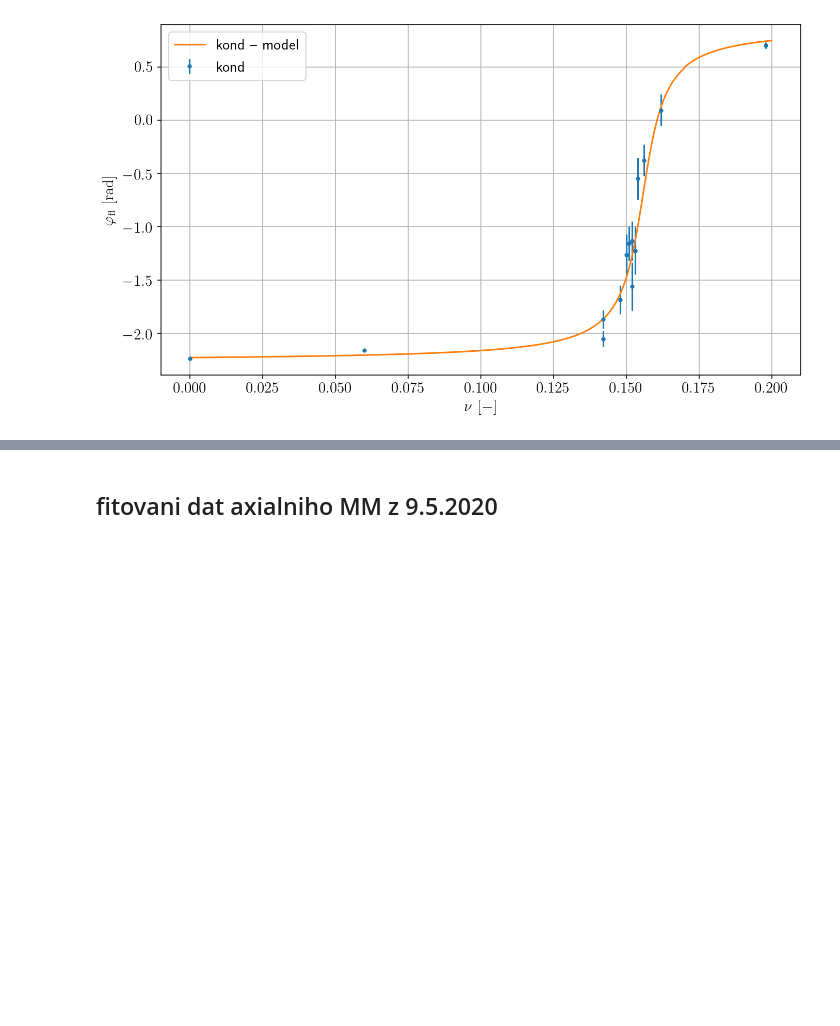
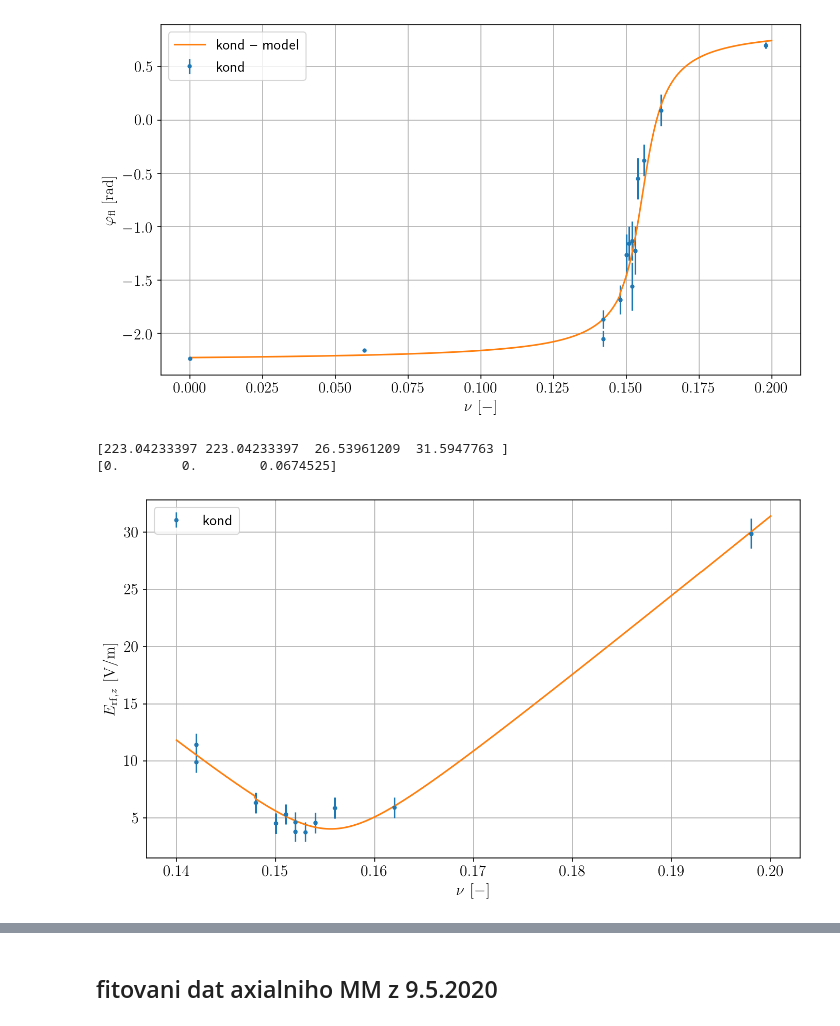
Before and after one commit to dvadlejch/Julia_vypocty_diplomka, a Jupyter notebook: micromotion_measurements/axial_EMM_model_vs_experiment.ipynb, the cells around one changed output, grey strips where cells are left out. Cells and saved outputs as stored; diff of their text form; code cells hidden in the pictures; blank space fills up the shorter version.

```diff
--- a/micromotion_measurements/axial_EMM_model_vs_experiment.ipynb
+++ b/micromotion_measurements/axial_EMM_model_vs_experiment.ipynb
@@ -1649,7 +1649,8 @@ plt.plot(nu, fot_phi, '.')
 ## nacteni dat ze souboru
 # pole generovano axialni elektrodou v + 2.25mm
 z_data = np.genfromtxt("axial_field_unitary_rad_ax_delim.txt")[:,1]
-E_field_ax_data = np.genfromtxt("axial_field_unitary_rad_ax_delim.txt")[:,2]
+# E_field_ax_data = np.genfromtxt("axial_field_unitary_rad_ax_delim.txt")[:,2]
+E_field_ax_data = np.genfromtxt("axial_field_unitary_rad_ax_correct_ax_pos_delim.txt")[:,2]
 E_field_rad_data_par = np.genfromtxt("axial_field_unitary_rad_ax_delim.txt")[:,3]
 E_field_rad_data_jedna = E_field_rad_data_par/2 # pole generovane jednou radialni elektrodou na ose z je polovicni oproti poli
 # E_field_rad_data_jedna = E_field_rad_data_par         # ve vypoctu se mi nekde objevil faktor 4
@@ -1770,9 +1771,9 @@ def fit_resid_E_amp(x, nu_data, E_amp_data):
 
     phi = np.array( [0, phi_2, phi_56] )
 
-    delta_z_ax = [x[3]/2, x[3]/2]
+#     delta_z_ax = [x[3]/2, x[3]/2]
 #     delta_z_ax = [-65.11076802/2, -65.11076802/2]
-
+    delta_z_ax = [-4.34665041e+01, -2.28337142e+01 ]
 #     delta_z_ax = [-80.84254716/2, -80.84254716/2]
 
     return( E_rf_asym_amp_nu(Vrf, phi, delta_z_ax,nu_data,(E_field_rad_jedna , E_field_ax_5, E_field_ax_6) ) - E_amp_data )
@@ -1782,12 +1783,12 @@ zkusim nafitovat ziskanou zavislost s tim, ze vychylky axialnich elektrod poklad
 from scipy.optimize import least_squares
 
 # Vrf_5 = 1
-# x0 = np.array( [200, 0.1, 1] )
-x0 = np.array( [500, 0.4, 1, -50] )
+x0 = np.array( [200, 0.1, 1] )
+# x0 = np.array( [500, 0.4, 1, -50] )
 
 # bbounds = ([150,150,-200, 1, 0, 0],[1000,1000,200, 100, 2*np.pi, 2*np.pi] )
-# bbounds = ([150, 0, 0],[900, 2*np.pi, 100] )
-bbounds = ([150, 0, 0, -200],[900, 2*np.pi, 100, 200] )
+bbounds = ([150, 0, 0],[900, 2*np.pi, 100] )
+# bbounds = ([150, 0, 0, -200],[900, 2*np.pi, 100, 200] )
 
 # fit = least_squares(fit_resid_E_amp_cond_bezcond, x0, args=(nu_cond, nu_bezcond, E_rf_cond, E_rf) , ftol=1e-10, xtol=1e-10)
 fit = least_squares(fit_resid_E_amp, x0, args=(nu, E_rf) , ftol=1e-10, xtol=1e-10,
@@ -1890,3 +1896,50 @@ x.legend()
 x.grid()
 # %% [output]
 [figure]
+# %%
+# napeti a faze na elektrodach pasti
+Vrf_1 = fit.x[0]
+Vrf_3 = fit.x[0]
+# Vrf_5 = 17
+# Vrf_6 = 20
+Vrf_5 = 0.84*fit.x[2]
+Vrf_6 = fit.x[2]
+Vrf = np.array( [Vrf_1, Vrf_3, Vrf_5, Vrf_6] )
+print(Vrf)
+
+phi_2 = 0
+phi_56 = fit.x[1]
+
+phi = np.array( [0, phi_2, phi_56] )
+print(phi)
+# delta_z_ax = [fit.x[3]/2, fit.x[3]/2]
+# delta_z_ax = [-40, -40]
+# delta_z_ax = [-80.84254716/2, -80.84254716/2]
+# delta_z_ax = [-65.11076802/2, -65.11076802/2]
+delta_z_ax = [-4.34665041e+01, -2.28337142e+01 ]
+# exper_data_scale = fit.x[2]
+exper_data_scale = 1
+
+nu_range = np.linspace(0.14, 0.2, 1000)
+E_rf_amp = E_rf_asym_amp_nu(Vrf, phi, delta_z_ax,nu_range,(E_field_rad_jedna , E_field_ax_5, E_field_ax_6) )
+
+
+my_dpi = 150
+siz = 100
+sizex = 16*siz
+sizey = 9*siz
+
+plt.figure(figsize=(sizex/my_dpi, sizey/my_dpi), dpi=my_dpi)
+plt.errorbar(nu[2:], exper_data_scale* E_rf[2:], yerr= exper_data_scale*E_rf_sigma[2:], fmt='.', label=r'kond')
+# plt.errorbar(nu_bezcond, E_rf, yerr=E_rf_sigma,  fmt='o', label=r'bez kond')
+plt.plot(nu_range, E_rf_amp)
+
+plt.xlabel(r"$ \nu \, \, \rm [-]$")
+plt.ylabel(r"$ E_{\rm rf, \it z} \, \, \rm [V/m]$")
+
+plt.legend()
+plt.grid()
+# %% [output]
+[223.04233397 223.04233397  26.53961209  31.5947763 ]
+[0.        0.        0.0674525]
+[figure, added]
```
Also changed, not shown: parts of 5 cells of this notebook, 4 other files.
